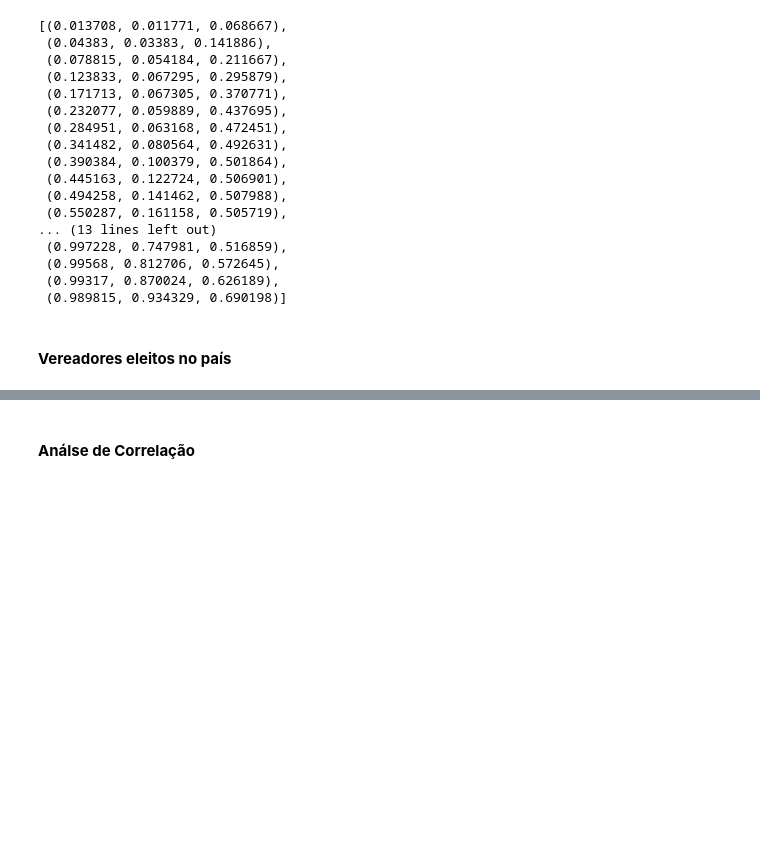
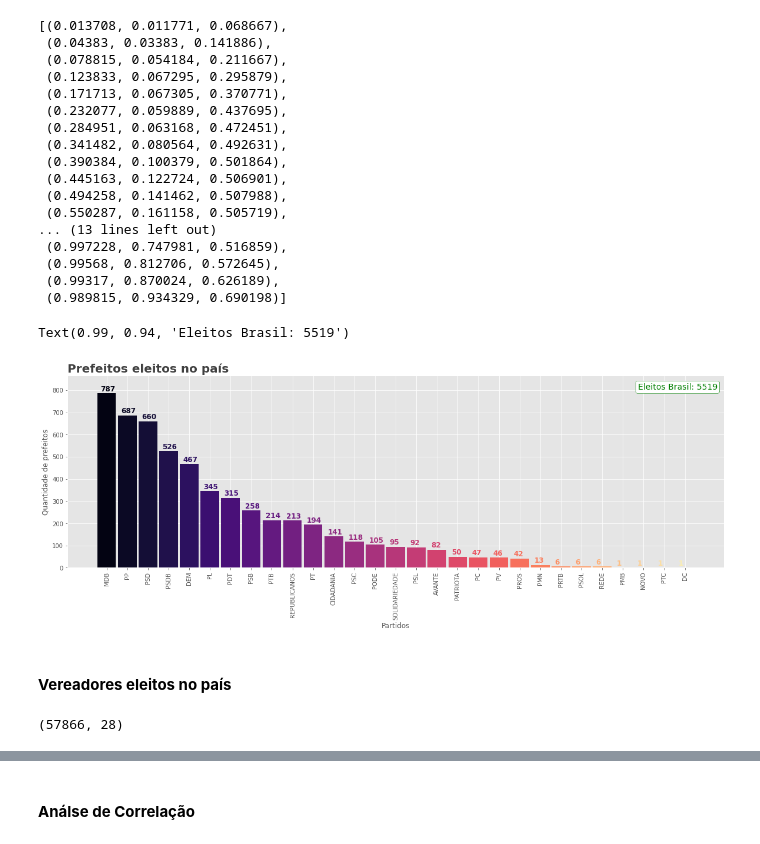
Before and after one commit to luizfernandopavanello/python_courses, a Jupyter notebook: Masterclass - Visualização de Dados | Especial Eleições/dados-tse-2020.ipynb, the cells around one changed output, grey strips where cells are left out. Saved outputs shown, nothing was run; the diff lists cells and outputs as text; code cells hidden in the pictures; blank space fills up the shorter version.

Commit message:
Masterclass - Data Visualization

```diff
--- a/Masterclass - Visualização de Dados | Especial Eleições/dados-tse-2020.ipynb
+++ b/Masterclass - Visualização de Dados | Especial Eleições/dados-tse-2020.ipynb
@@ -233,86 +233,46 @@ plt.ylim( 0, Analise_01['Quantidade'].max() + ( Analise_01['Quantidade'].max() *
 # Incluindo os dados no gráfico
 for Posicao, Valor in enumerate( Analise_01['Quantidade'] ):
   plt.text(
       # Posicao do gráfico ( x, y)
       Posicao - 0.3, Valor + 10 ,
       # Valor no gráfico
       Valor,
       # Paleta
       color=Paleta_Cores[Posicao],
       # Tamanho
       size=12,
       # expesura da fonte
       fontweight=700
    )
 
 # Total de eleitos
 Total_Eleitos = Analise_01['Quantidade'].sum()
 
 # Info complementar
 plt.annotate(
     f'Eleitos Brasil: {Total_Eleitos}',
     xy=(0.99, 0.94),
     xycoords='axes fraction',
     ha='right',
     va='center',
     color='green',
     fontsize=14,
     fontweight=500,
     bbox=dict( facecolor='#ffffff', edgecolor='green', boxstyle='round', pad=0.25 ),
-);# Tamanho
-plt.figure( figsize=(20, 6) )
-
-# Paleta
-Paleta_Cores = sns.color_palette('magma', len(Analise_01) )
-
-# Plot
-plt.bar(
-    Analise_01.index,
-    Analise_01['Quantidade'],
-    width=0.9,
-    color=Paleta_Cores
-     )
-
-# Titulo
-plt.title('Prefeitos eleitos no país', loc='left', fontsize=20, color='#404040', fontweight=600)
-
-# Labels
-plt.ylabel('Quantidade de prefeitos')
-plt.xlabel('Partidos')
-plt.xticks( rotation=90 )
-
-# Ajustando escala do gráfico
-plt.ylim( 0, Analise_01['Quantidade'].max() + ( Analise_01['Quantidade'].max() * 0.1 ) )
-
-# Incluindo os dados no gráfico
-for Posicao, Valor in enumerate( Analise_01['Quantidade'] ):
-  plt.text(
-      # Posicao do gráfico ( x, y)
-      Posicao - 0.3, Valor + 10 ,
-      # Valor no gráfico
-      Valor,
-      # Paleta
-      color=Paleta_Cores[Posicao],
-      # Tamanho
-      size=12,
-      # expesura da fonte
-      fontweight=700
-   )
-
-# Total de eleitos
-Total_Eleitos = Analise_01['Quantidade'].sum()
-
-# Info complementar
-plt.annotate(
-    f'Eleitos Brasil: {Total_Eleitos}',
-    xy=(0.99, 0.94),
-    xycoords='axes fraction',
-    ha='right',
-    va='center',
-    color='green',
-    fontsize=14,
-    fontweight=500,
-    bbox=dict( facecolor='#ffffff', edgecolor='green', boxstyle='round', pad=0.25 ),
 )
+# %% [output]
+Text(0.99, 0.94, 'Eleitos Brasil: 5519')
+[figure, added]
 # %% [markdown]
 #### **Vereadores eleitos no país**
+# %%
+# Fltro
+Query_Vereadores = Base_Dados[
+    ( Base_Dados['job'] == 'vereador') &
+    ( Base_Dados['elector_count'] == 's')
+]
+
+# Dimensão
+Query_Vereadores.shape
+# %% [output]
+(57866, 28)
```
Also changed, not shown: parts of 13 cells of this notebook.
